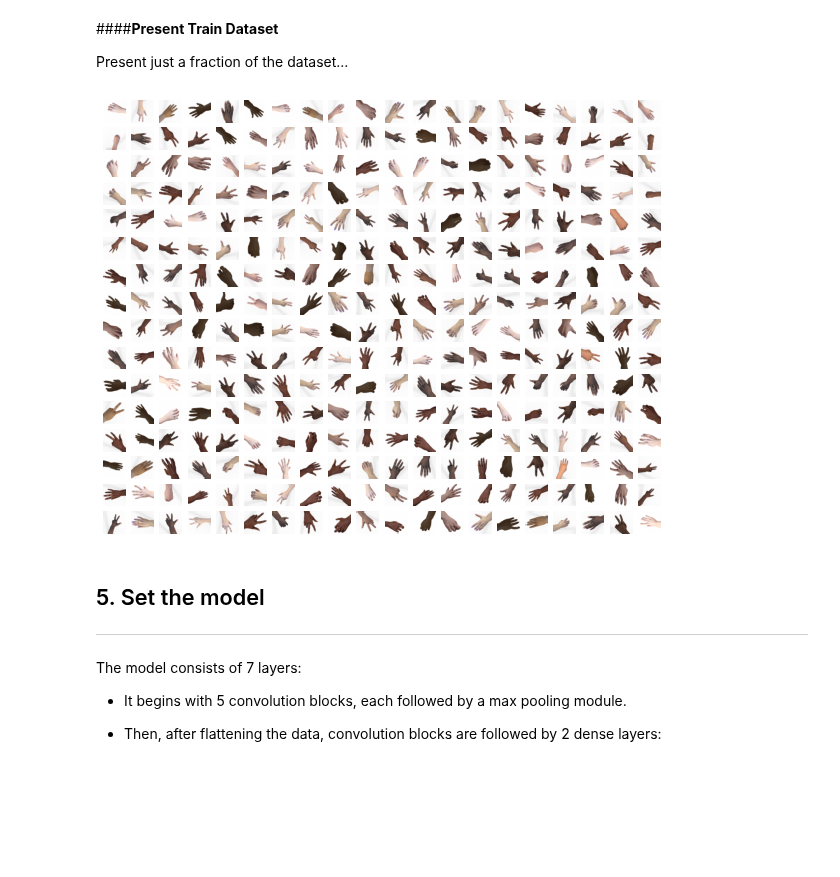
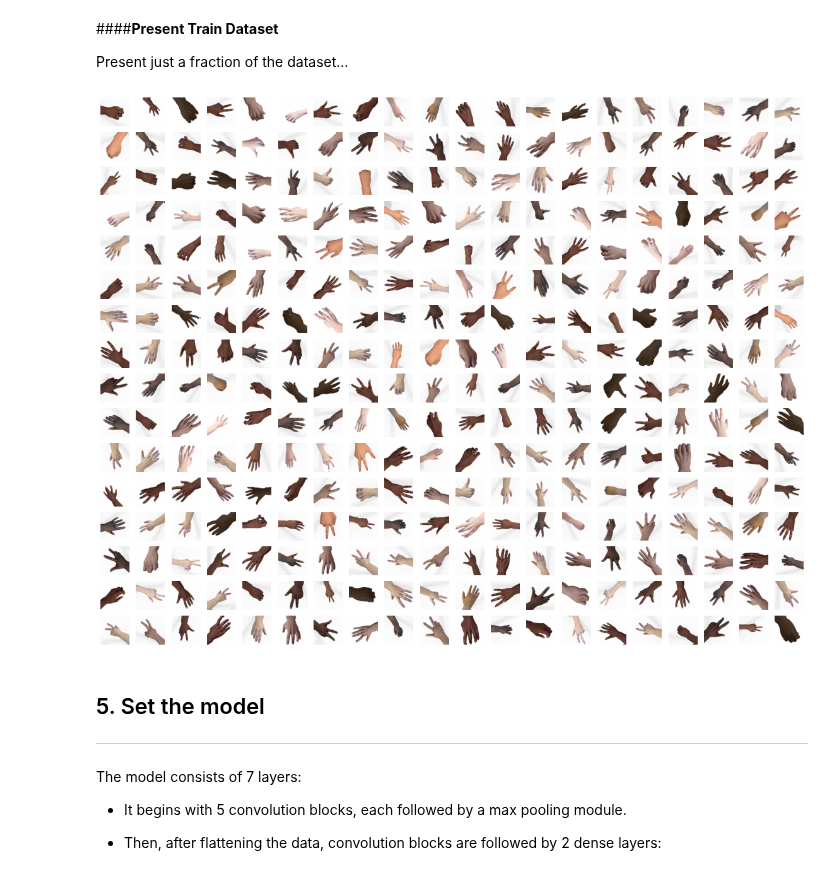
Before and after one commit to ronen-halevy/ai-notebooks, a Jupyter notebook: image-classification/Building_Tensorflow_Image_Input_Pipeline_Part_1_Using_tf_data.ipynb, the cells around one changed output. Cells and saved outputs as stored; diff of their text form; code cells hidden in the pictures; blank space fills up the shorter version.

```diff
--- a/image-classification/Building_Tensorflow_Image_Input_Pipeline_Part_1_Using_tf_data.ipynb
+++ b/image-classification/Building_Tensorflow_Image_Input_Pipeline_Part_1_Using_tf_data.ipynb
@@ -394,19 +402,19 @@ train_ds = train_ds.map(lambda x, y: (data_augmentation(x), y))
 
 Present just a fraction of the dataset...
 # %%
-plt.figure(figsize=(10, 10))
+plt.figure(figsize=(20, 20))
 batches_in_loop = 10
 cnt = 0
 for j in range(batches_in_loop):
   image_batch, _ = next(iter(train_ds))
   for i in range(32):
     cnt +=1
     ax = plt.subplot(20, 20, cnt)
     # print(i)
     plt.imshow(image_batch[i])
     plt.axis("off")
 # %% [output]
-[figure, old version]
+[figure, new version]
 # %% [markdown]
 ## 5. Set the model
 ---
```
Also changed, not shown: parts of 14 cells of this notebook.
